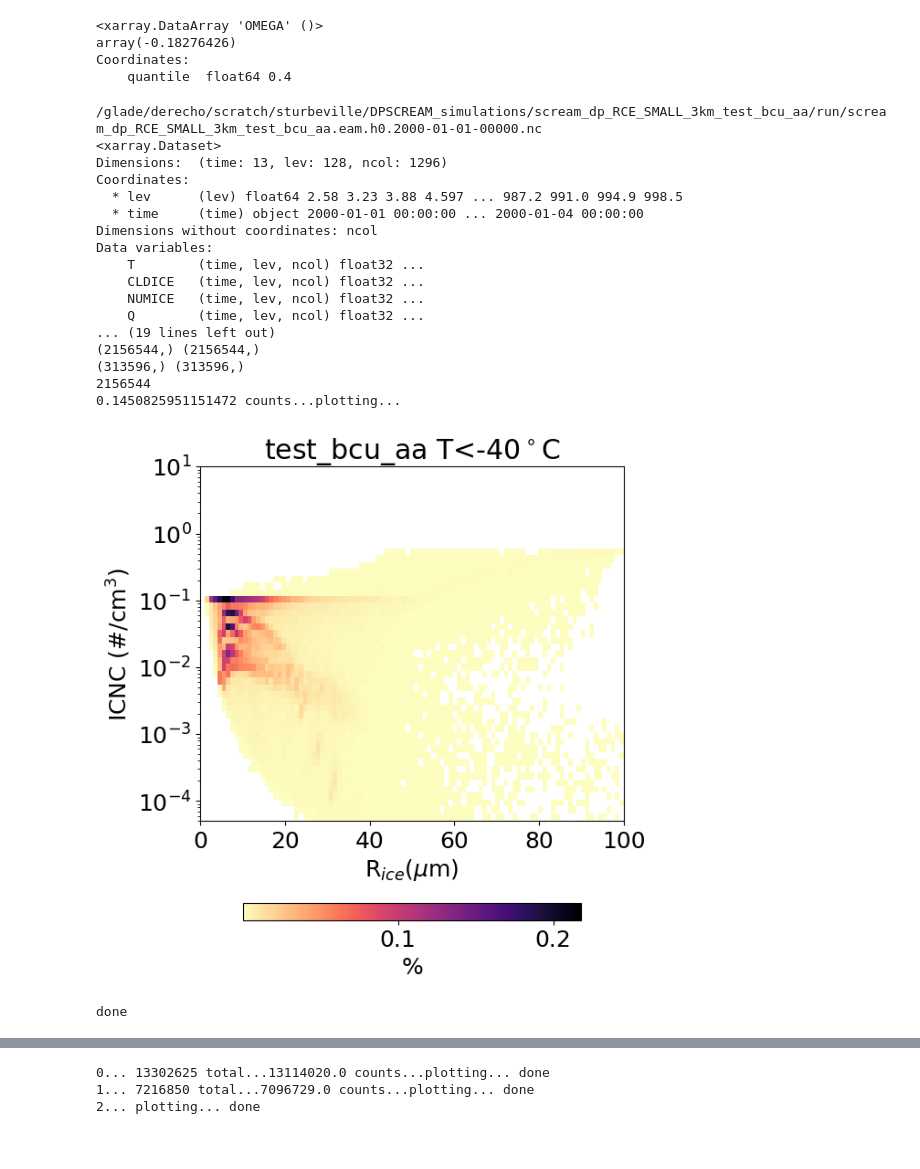
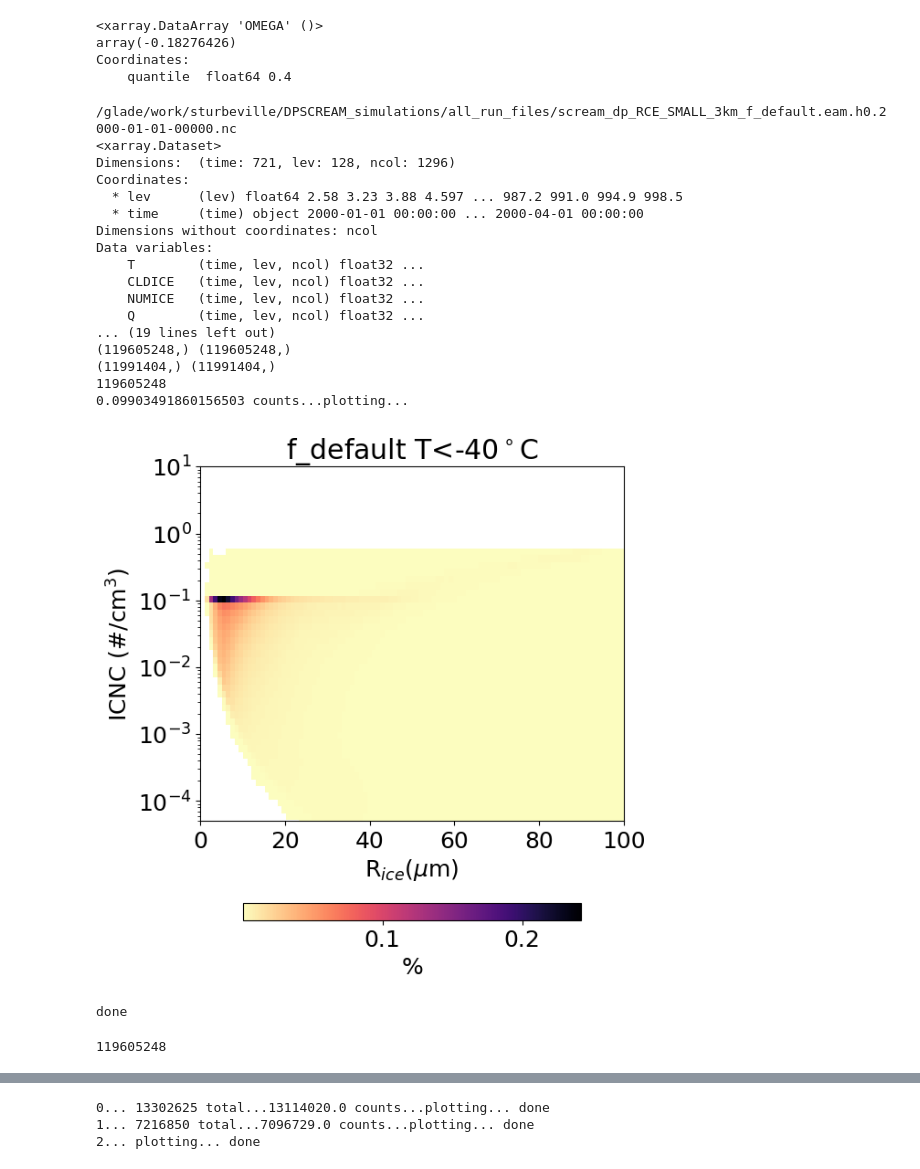
Before and after one commit to smturbev/scmlib, a Jupyter notebook: DP_diagnostics/notebooks/small_domain/micro_p3_hist.ipynb, the cells around one changed output, grey strips where cells are left out. Cells and saved outputs as stored; diff of their text form; code cells hidden in the pictures.

Commit message:
rerunning lpls300k_wbranch and updating plots for tracer paper draft

```diff
--- a/DP_diagnostics/notebooks/small_domain/micro_p3_hist.ipynb
+++ b/DP_diagnostics/notebooks/small_domain/micro_p3_hist.ipynb
@@ -7,11 +7,11 @@ import numpy as np
 from matplotlib import colors
 import util_small as util
 # %%
-run = "scream_dp_RCE_SMALL_3km_test_branch_ba"
-run_dir = f"/glade/derecho/scratch/sturbeville/DPSCREAM_simulations/{run}/run/"
-# run_dir = "/glade/work/sturbeville/DPSCREAM_simulations/all_run_files/"
-# file = run_dir + f"{run}.eam.h0.2000-01-01-00000.nc"
-file = run_dir + f"{run}.eam.h0.2000-01-07-21600.nc"
+run = "scream_dp_RCE_SMALL_3km_f_default"
+# run_dir = f"/glade/derecho/scratch/sturbeville/DPSCREAM_simulations/{run}/run/"
+run_dir = "/glade/work/sturbeville/DPSCREAM_simulations/all_run_files/"
+file = run_dir + f"{run}.eam.h0.2000-01-01-00000.nc"
+# file = run_dir + f"{run}.eam.h0.2000-01-07-21600.nc"
 qsmall=1e-8
 # %%
 file
@@ -81,7 +82,6 @@ Coordinates:
 # run="scream_dp_RCE_SMALL_3km_lpfrz_ac"
 # run_dir = f"/glade/derecho/scratch/sturbeville/DPSCREAM_simulations/{run}/run/"
 # file = run_dir + f"{run}.eam.h0.2000-01-01-00000.nc"
-qsmall=1e-8
 print(file)
 ds = xr.open_dataset(file)[["T","CLDICE","NUMICE","Q"]]
 print(ds)
@@ -110,40 +110,44 @@ hist, xbins, ybins, _ = stats.binned_statistic_2d(x_array, y_array, None,
 hist = np.where(hist>0,hist,np.nan)
 hist = hist/n
 print(np.nansum(hist),"counts...",end="")
 xbins = (xbins[1:]+xbins[:-1])/2
 ybins = (ybins[1:]+ybins[:-1])/2
 
 print("plotting... ", end="")
 fig, ax = plt.subplots(1, 1, figsize=(6,6), constrained_layout=True)
 cf = ax.pcolormesh(xbins, ybins, (hist*100).T, cmap="magma_r",
                       shading='auto',
                       # vmin = 0, vmax=0.2  #0.02, 0.3 std
                      )
 ax.set(yscale="log", xlabel="R$_{ice} (\mu$m)",
        title=run.split("3km_")[-1]+" T<-40$^\circ$C",
        xlim=[0,100],ylim=[5e-5,10])
 ax.set_ylabel("ICNC (#/cm$^3$)")
 plt.colorbar(cf, ax=ax, label="%", location="bottom", shrink=0.8)
-plt.savefig("../plots/small/micro_hist_run_{}.png".format(run.split("_")[-1]), dpi=120)
+plt.savefig("../plots/small/micro_hist_run_{}_days5-10.png".format(run.split("_")[-1]), dpi=120)
 plt.show()
 print("done")
 # %% [output]
-/glade/derecho/scratch/sturbeville/DPSCREAM_simulations/scream_dp_RCE_SMALL_3km_test_bcu_aa/run/scream_dp_RCE_SMALL_3km_test_bcu_aa.eam.h0.2000-01-01-00000.nc
+/glade/work/sturbeville/DPSCREAM_simulations/all_run_files/scream_dp_RCE_SMALL_3km_f_default.eam.h0.2000-01-01-00000.nc
 <xarray.Dataset>
-Dimensions:  (time: 13, lev: 128, ncol: 1296)
+Dimensions:  (time: 721, lev: 128, ncol: 1296)
 Coordinates:
   * lev      (lev) float64 2.58 3.23 3.88 4.597 ... 987.2 991.0 994.9 998.5
-  * time     (time) object 2000-01-01 00:00:00 ... 2000-01-04 00:00:00
+  * time     (time) object 2000-01-01 00:00:00 ... 2000-04-01 00:00:00
 Dimensions without coordinates: ncol
 Data variables:
     T        (time, lev, ncol) float32 ...
     CLDICE   (time, lev, ncol) float32 ...
     NUMICE   (time, lev, ncol) float32 ...
     Q        (time, lev, ncol) float32 ...
 ... (19 lines left out)
-(2156544,) (2156544,)
-(313596,) (313596,)
-2156544
-0.1450825951151472 counts...plotting...
+(119605248,) (119605248,)
+(11991404,) (11991404,)
+119605248
+0.09903491860156503 counts...plotting...
-[figure, old version]
+[figure, new version]
 done
+# %%
+n
+# %% [output]
+119605248
```
Also changed, not shown: parts of 5 cells of this notebook, 37 other files.
